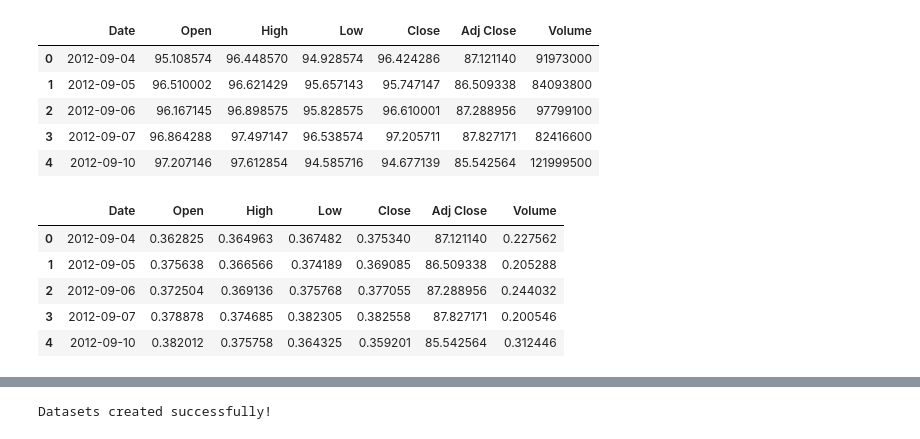
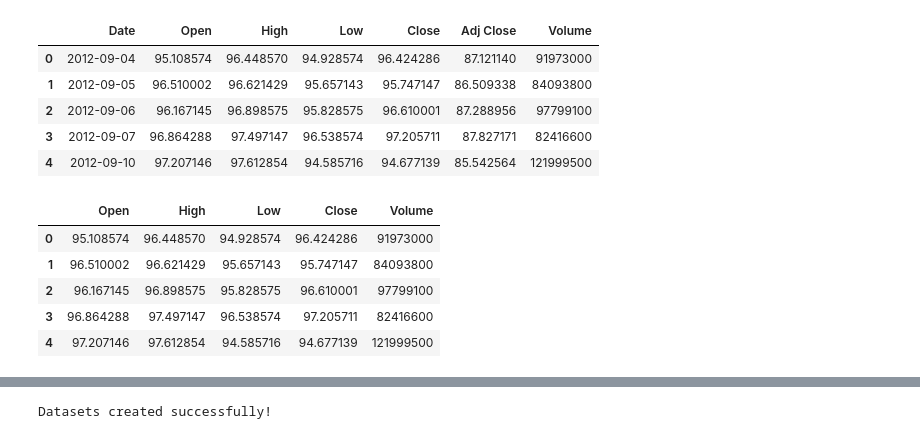
Before and after one commit to gitsouderos/Thesis, a Jupyter notebook: Dilated_Conv_Pipeline.ipynb, the cells around one changed output, grey strips where cells are left out. Saved outputs shown, nothing was run; the diff lists cells and outputs as text; code cells hidden in the pictures.

```diff
--- a/Dilated_Conv_Pipeline.ipynb
+++ b/Dilated_Conv_Pipeline.ipynb
@@ -29,12 +26,3 @@ df[['Open','High','Low','Close','Volume']] = scaler.fit_transform(df[['Open','Hi
-# %%
-df.head()
-# %% [output]
-|  | Date | Open | High | Low | Close | Adj Close | Volume |
-| 0 | 2012-09-04 | 0.362825 | 0.364963 | 0.367482 | 0.375340 | 87.121140 | 0.227562 |
-| 1 | 2012-09-05 | 0.375638 | 0.366566 | 0.374189 | 0.369085 | 86.509338 | 0.205288 |
-| 2 | 2012-09-06 | 0.372504 | 0.369136 | 0.375768 | 0.377055 | 87.288956 | 0.244032 |
-| 3 | 2012-09-07 | 0.378878 | 0.374685 | 0.382305 | 0.382558 | 87.827171 | 0.200546 |
-| 4 | 2012-09-10 | 0.382012 | 0.375758 | 0.364325 | 0.359201 | 85.542564 | 0.312446 |
 # %%
 feature_columns = ['Open','High','Low','Close','Volume']
 # feature_columns = ['Close']
@@ -43,3 +31,12 @@ seq_len = 10
 train_size = int(len(filtered_df) * 0.8)
 train_data = filtered_df.iloc[:train_size]
 test_data = filtered_df.iloc[train_size:]
+# %%
+train_data.head()
+# %% [output]
+|  | Open | High | Low | Close | Volume |
+| 0 | 95.108574 | 96.448570 | 94.928574 | 96.424286 | 91973000 |
+| 1 | 96.510002 | 96.621429 | 95.657143 | 95.747147 | 84093800 |
+| 2 | 96.167145 | 96.898575 | 95.828575 | 96.610001 | 97799100 |
+| 3 | 96.864288 | 97.497147 | 96.538574 | 97.205711 | 82416600 |
+| 4 | 97.207146 | 97.612854 | 94.585716 | 94.677139 | 121999500 |
```
Also changed, not shown: parts of 9 cells of this notebook.
